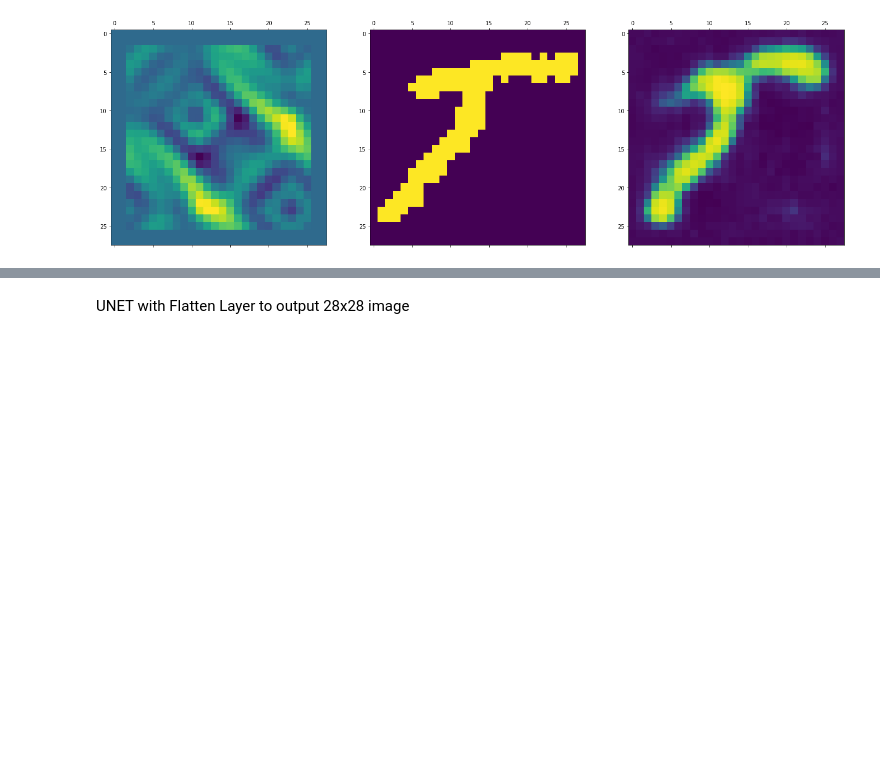
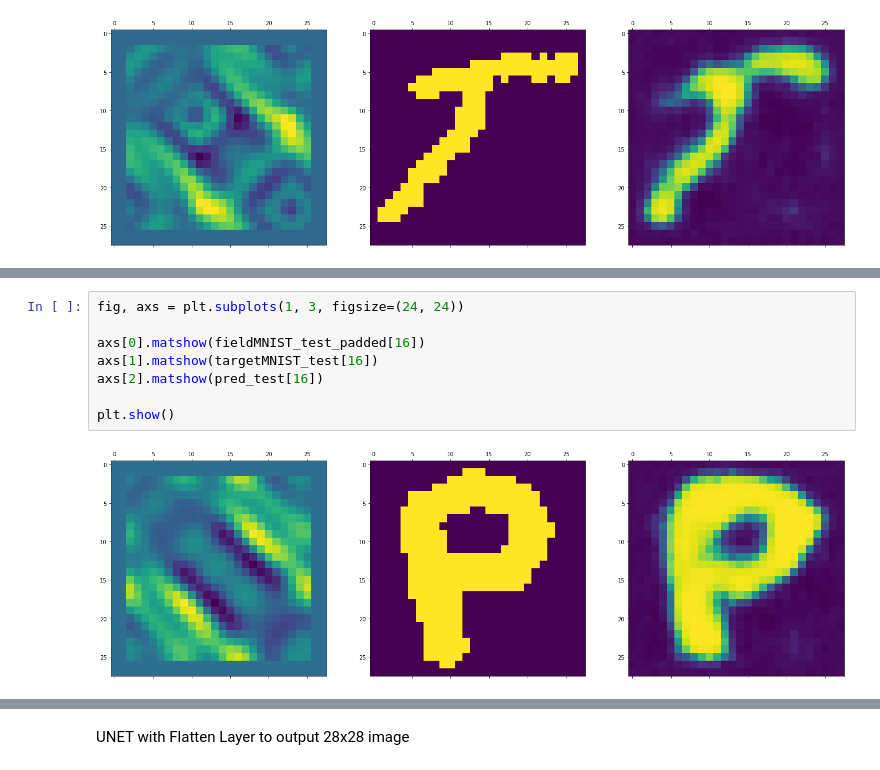
Before and after one commit to nguye82/microwave_imaging_project, a Jupyter notebook: UNET CNN.ipynb, the cells around one changed output, grey strips where cells are left out. Drawn from its saved outputs; the diff is of its cells as text; blank space fills up the shorter version.

```diff
--- a/UNET CNN.ipynb
+++ b/UNET CNN.ipynb
@@ -350,3 +360,13 @@ plt.show()
+# %%
+fig, axs = plt.subplots(1, 3, figsize=(24, 24))
+
+axs[0].matshow(fieldMNIST_test_padded[16])
+axs[1].matshow(targetMNIST_test[16])
+axs[2].matshow(pred_test[16])
+
+plt.show()
+# %% [output]
+[figure, added]
 # %%
 best_model.evaluate(fieldMNIST_test_padded, targetMNIST_test)
 # %% [output]
```
Also changed, not shown: parts of 13 cells of this notebook.
